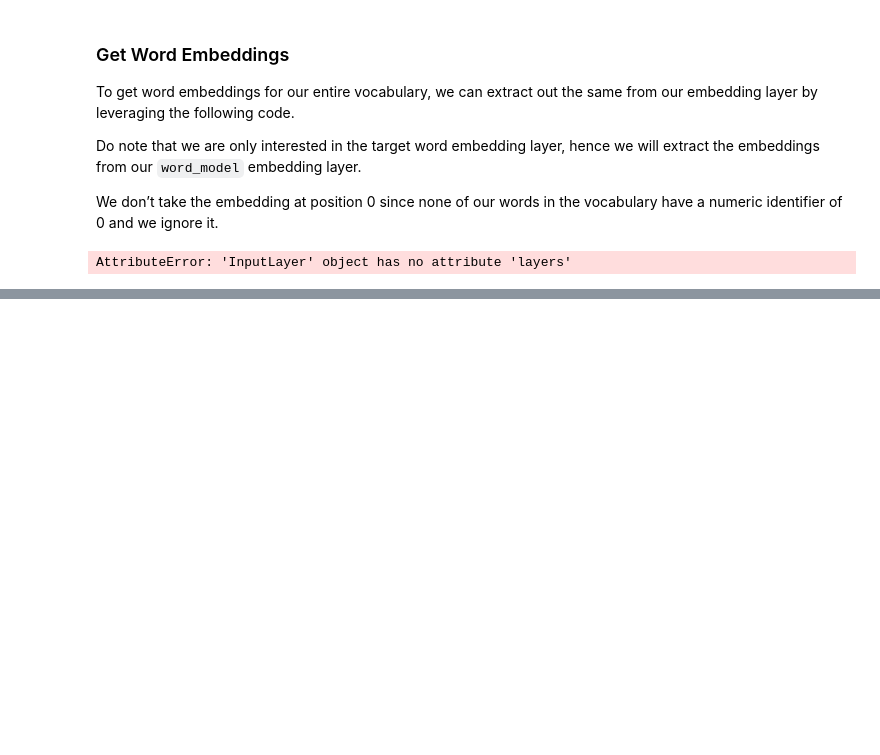
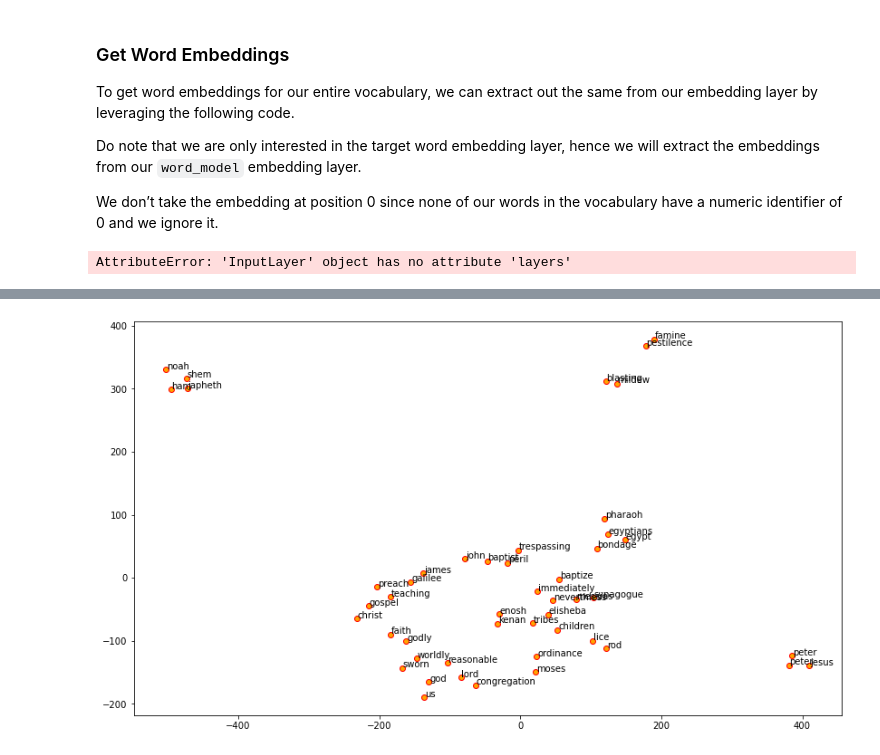
Before and after one commit to ai-dave/capstone, a Jupyter notebook: Curriculum/Section-31--Natural-Language-Processing/Section-31.1--Foundations-of-Traditional-and-Modern-NLP/4--NLP-Feature-Engineering-Deep-Learning.ipynb, the cells around one changed output, grey strips where cells are left out. Cells and saved outputs as stored; diff of their text form; code cells hidden in the pictures; blank space fills up the shorter version.

```diff
--- a/Curriculum/Section-31--Natural-Language-Processing/Section-31.1--Foundations-of-Traditional-and-Modern-NLP/4--NLP-Feature-Engineering-Deep-Learning.ipynb
+++ b/Curriculum/Section-31--Natural-Language-Processing/Section-31.1--Foundations-of-Traditional-and-Modern-NLP/4--NLP-Feature-Engineering-Deep-Learning.ipynb
@@ -658,0 +672,21 @@ AttributeError: 'InputLayer' object has no attribute 'layers'
+# %%
+from gensim.models import word2vec
+
+# tokenize sentences in corpus
+wpt = nltk.WordPunctTokenizer()
+tokenized_corpus = [wpt.tokenize(document) for document in norm_bible]
+
+# Set values for various parameters
+feature_size = 100    # Word vector dimensionality
+window_context = 30          # Context window size
+min_word_count = 1   # Minimum word count
+sample = 1e-3   # Downsample setting for frequent words
+
+w2v_model = word2vec.Word2Vec(tokenized_corpus, vector_size=feature_size,
+                          window=window_context, min_count=min_word_count,
+                          sample=sample, epochs=50)
+
+# view similar words based on gensim's model
+similar_words = {search_term: [item[0] for item in w2v_model.wv.most_similar([search_term], topn=5)]
+                  for search_term in ['god', 'jesus', 'noah', 'egypt', 'john', 'gospel', 'moses','famine']}
+similar_words
@@ -658,0 +706,17 @@ AttributeError: 'InputLayer' object has no attribute 'layers'
+# %%
+from sklearn.manifold import TSNE
+
+words = sum([[k] + v for k, v in similar_words.items()], [])
+wvs = w2v_model.wv[words]
+
+tsne = TSNE(n_components=2, random_state=0, n_iter=10000, perplexity=2)
+np.set_printoptions(suppress=True)
+T = tsne.fit_transform(wvs)
+labels = words
+
+plt.figure(figsize=(14, 8))
+plt.scatter(T[:, 0], T[:, 1], c='orange', edgecolors='r')
+for label, x, y in zip(labels, T[:, 0], T[:, 1]):
+    plt.annotate(label, xy=(x+1, y+1), xytext=(0, 0), textcoords='offset points')
+# %% [output]
+[figure, added]
```
Also changed, not shown: parts of 27 cells of this notebook.
